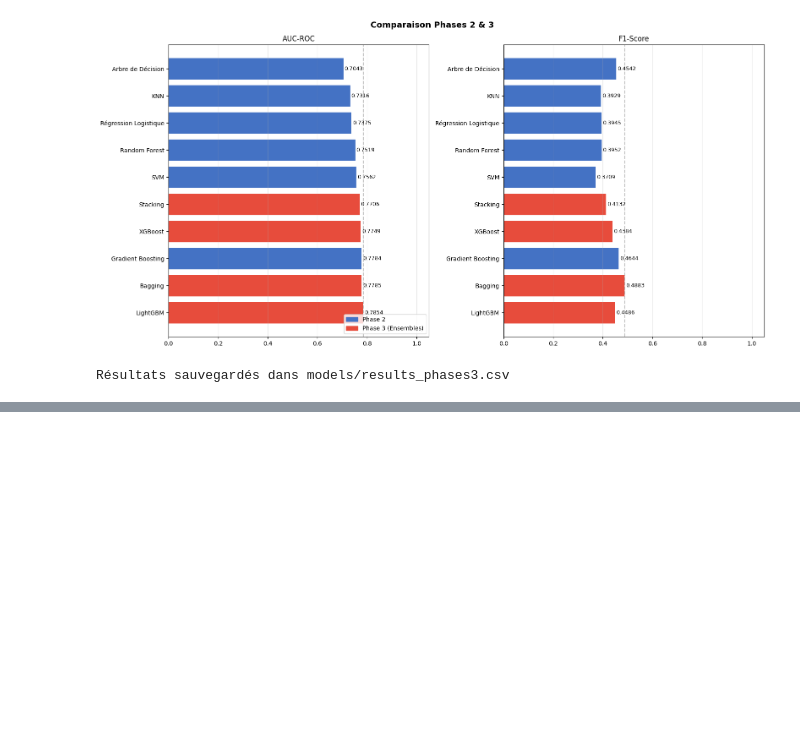
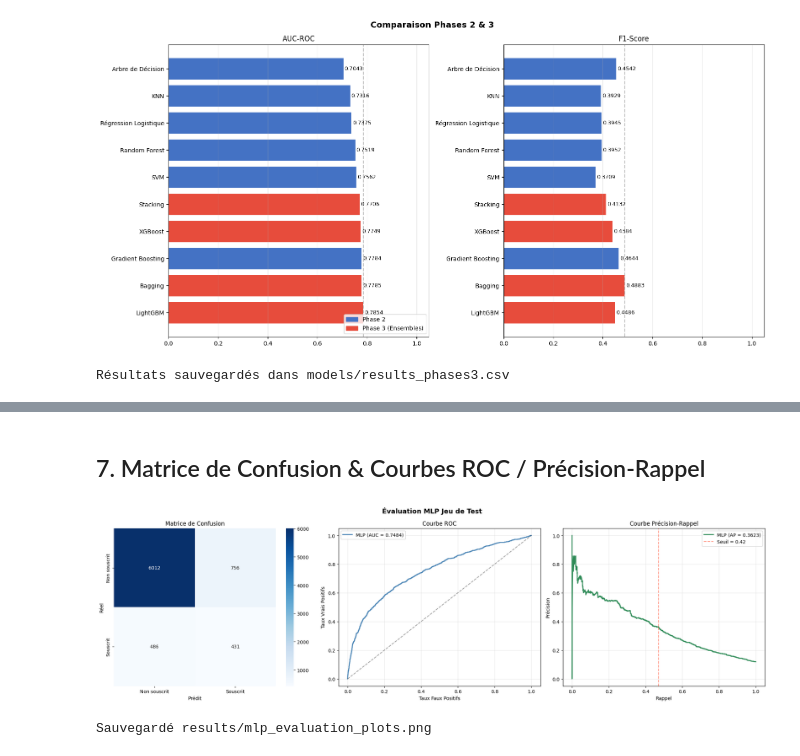
Before and after one commit to mwa1310/bank-costumers-behavior, a Jupyter notebook: notebook/BankCostumersBehavior.ipynb, the cells around one changed output, grey strips where cells are left out. Saved outputs shown, nothing was run; the diff lists cells and outputs as text; code cells hidden in the pictures; blank space fills up the shorter version.

```diff
--- a/notebook/BankCostumersBehavior.ipynb
+++ b/notebook/BankCostumersBehavior.ipynb
@@ -632,0 +969,36 @@ Résultats sauvegardés dans models/results_phases3.csv
+# %% [markdown]
+## 7. Matrice de Confusion & Courbes ROC / Précision-Rappel
+# %%
+fig, axes = plt.subplots(1, 3, figsize=(20, 6))
+fig.suptitle('Évaluation MLP Jeu de Test', fontsize=14, fontweight='bold')
+
+# Matrice de confusion
+cm = confusion_matrix(y_test, y_pred_mlp)
+sns.heatmap(cm, annot=True, fmt='d', cmap='Blues', ax=axes[0],
+            xticklabels=['Non souscrit', 'Souscrit'],
+            yticklabels=['Non souscrit', 'Souscrit'])
+axes[0].set_title('Matrice de Confusion')
+axes[0].set_xlabel('Prédit'); axes[0].set_ylabel('Réel')
+
+# Courbe ROC
+fpr, tpr, _ = roc_curve(y_test, y_prob_mlp)
+axes[1].plot(fpr, tpr, color='steelblue', lw=2, label=f'MLP (AUC = {auc_mlp:.4f})')
+axes[1].plot([0,1],[0,1],'k--', alpha=0.4)
+axes[1].set_title('Courbe ROC'); axes[1].set_xlabel('Taux Faux Positifs')
+axes[1].set_ylabel('Taux Vrais Positifs'); axes[1].legend(); axes[1].grid(alpha=0.3)
+
+# Courbe Précision-Rappel
+axes[2].plot(recalls, precisions, color='seagreen', lw=2, label=f'MLP (AP = {ap_mlp:.4f})')
+axes[2].axvline(recalls[np.argmax(f1_scores[:-1])], color='tomato',
+                linestyle='--', alpha=0.7, label=f'Seuil = {best_thresh:.2f}')
+axes[2].set_title('Courbe Précision-Rappel')
+axes[2].set_xlabel('Rappel'); axes[2].set_ylabel('Précision')
+axes[2].legend(); axes[2].grid(alpha=0.3)
+
+plt.tight_layout()
+plt.savefig('../results/mlp_evaluation_plots.png', dpi=150, bbox_inches='tight')
+plt.show()
+print("Sauvegardé results/mlp_evaluation_plots.png")
+# %% [output]
+[figure, added]
+Sauvegardé results/mlp_evaluation_plots.png
```
Also changed, not shown: parts of 24 cells of this notebook, 4 other files.
